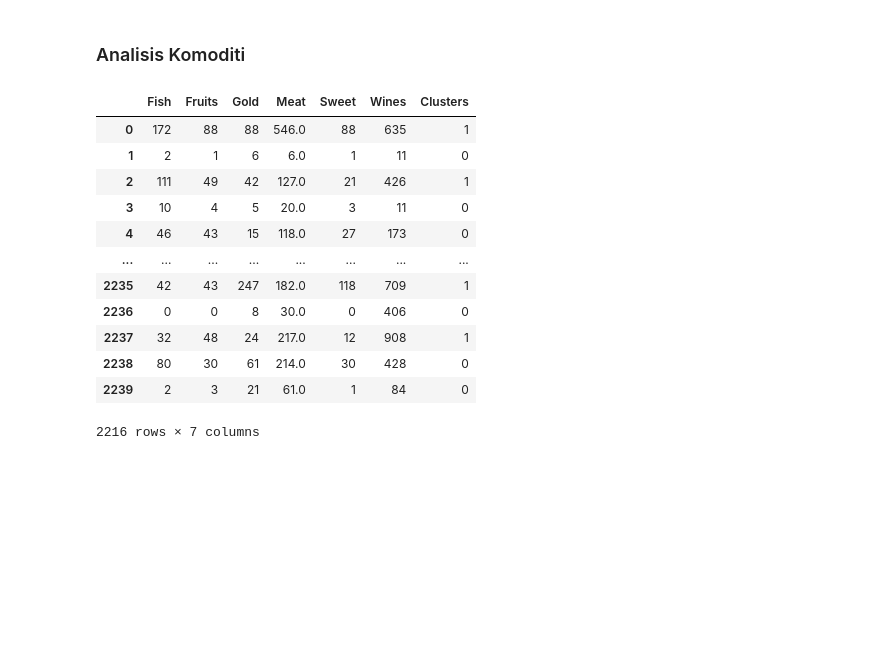
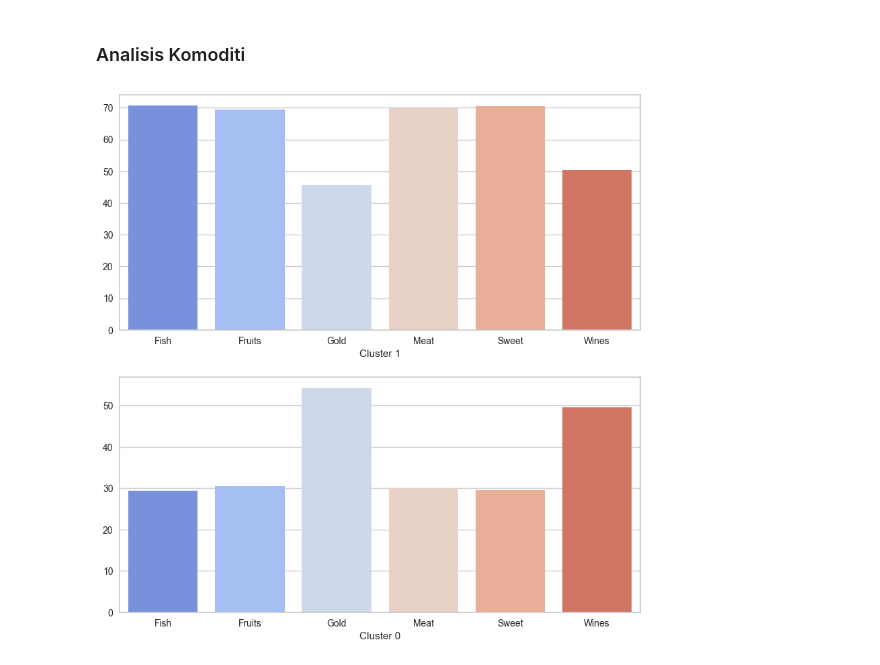
Before and after one commit to reyharighy/Data-Raya-UTS, a Jupyter notebook: data_mining.ipynb, the cells around one changed output. Cells and saved outputs as stored; diff of their text form; code cells hidden in the pictures; blank space fills up the shorter version.

```diff
--- a/data_mining.ipynb
+++ b/data_mining.ipynb
@@ -1225,19 +1224,25 @@ for pos, cluster in enumerate(iterable=data['Clusters'].unique()):
 Terlihat bahwa cluster 1 memiliki kecenderungan untuk melakukan pembelian menggunakan katalog sedikit lebih banyak dibandingkan melalui web. Disisi lain pada cluster 0, pembelian melalui web jauh lebih banyak dibandingkan dengan katalog. Untuk pembelian melalui toko secara langsung masih mendominasi baik oleh cluster 0 dan 1.
 # %% [markdown]
 ### Analisis Komoditi
-# %%
-data[['Fish', 'Fruits', 'Gold', 'Meat', 'Sweet', 'Wines', 'Clusters']]
-# %% [output]
-|  | Fish | Fruits | Gold | Meat | Sweet | Wines | Clusters |
-| 0 | 172 | 88 | 88 | 546.0 | 88 | 635 | 1 |
-| 1 | 2 | 1 | 6 | 6.0 | 1 | 11 | 0 |
-| 2 | 111 | 49 | 42 | 127.0 | 21 | 426 | 1 |
-| 3 | 10 | 4 | 5 | 20.0 | 3 | 11 | 0 |
-| 4 | 46 | 43 | 15 | 118.0 | 27 | 173 | 0 |
-| ... | ... | ... | ... | ... | ... | ... | ... |
-| 2235 | 42 | 43 | 247 | 182.0 | 118 | 709 | 1 |
-| 2236 | 0 | 0 | 8 | 30.0 | 0 | 406 | 0 |
-| 2237 | 32 | 48 | 24 | 217.0 | 12 | 908 | 1 |
-| 2238 | 80 | 30 | 61 | 214.0 | 30 | 428 | 0 |
-| 2239 | 2 | 3 | 21 | 61.0 | 1 | 84 | 0 |
-2216 rows × 7 columns
+# %%
+fig, axes = plt.subplots(
+    nrows=2,
+    ncols=1,
+    figsize=(10, 10)
+)
+
+commodities = ['Fish', 'Fruits', 'Gold', 'Meat', 'Sweet', 'Wines']
+total = data[commodities].sum(axis=0)
+
+for pos, cluster in enumerate(iterable=data['Clusters'].unique()):
+    sum_data = data[data['Clusters'] == cluster][commodities].sum(axis=0) / total * 100
+
+    sns.barplot(
+        data=sum_data,
+        ax=axes[pos],
+        palette='coolwarm'
+    )
+
+    axes[pos].set_xlabel(f'Cluster {cluster}')
+# %% [output]
+[figure, added]
```
Also changed, not shown: parts of 19 cells of this notebook.
